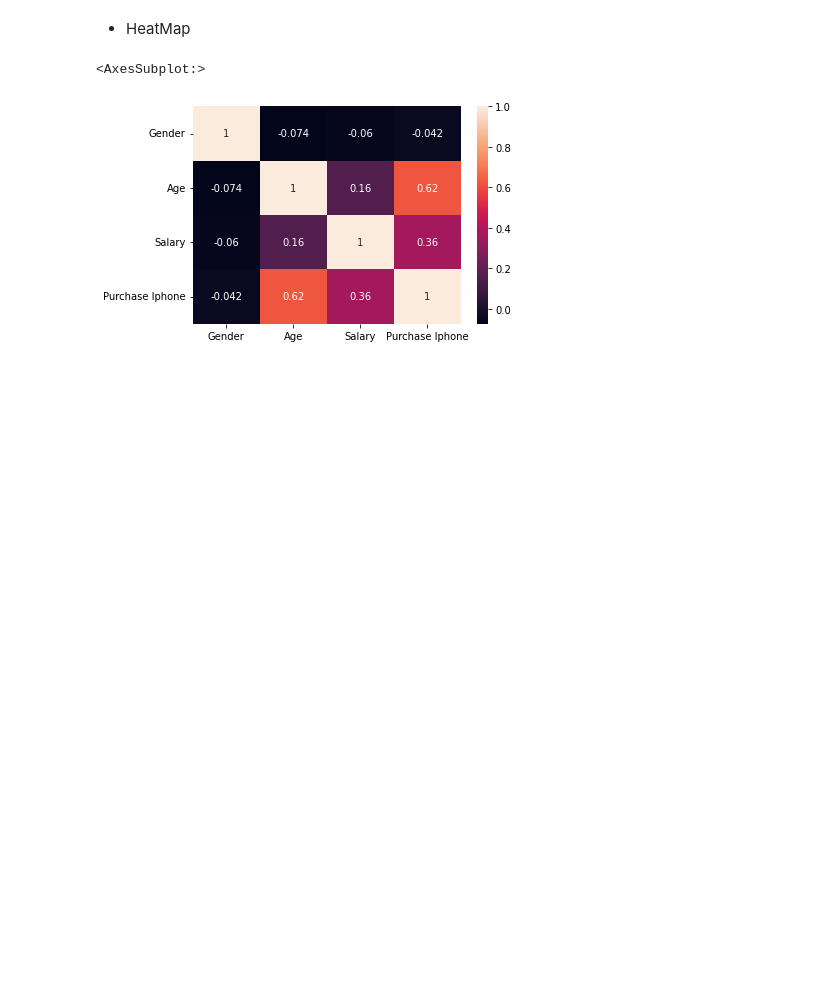
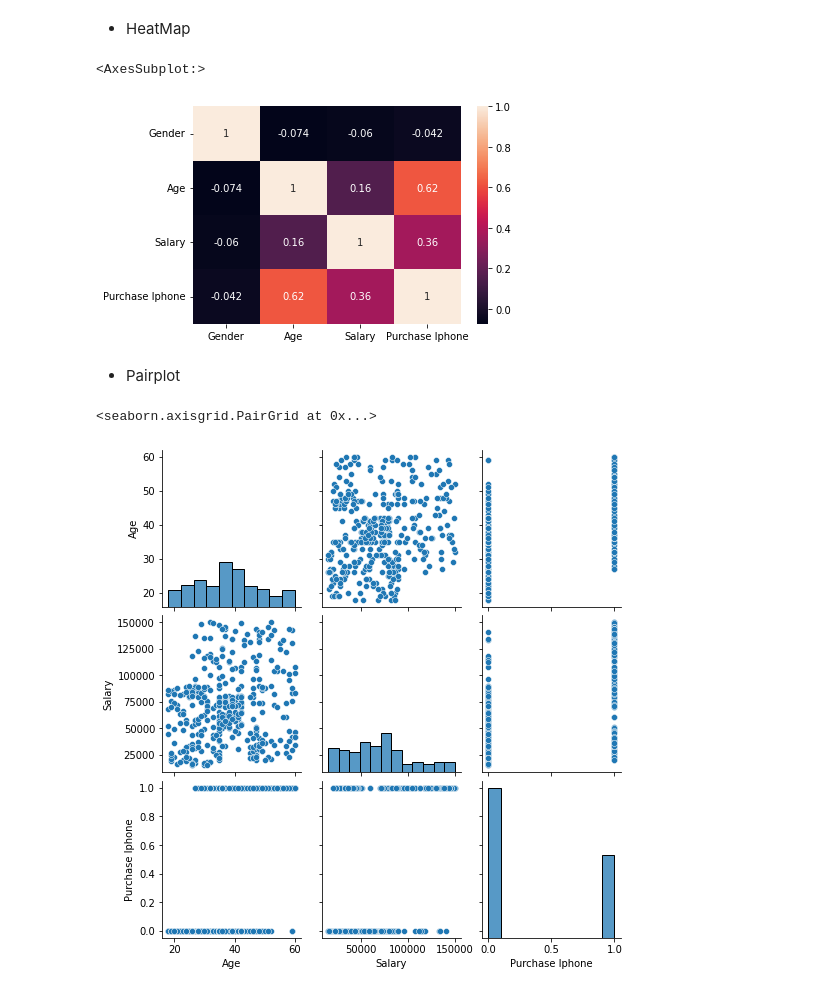
Before and after one commit to Naveen-Karanamu/Iphone-Purchase-Prediction, a Jupyter notebook: main.ipynb, the cells around one changed output. Cells and saved outputs as stored; diff of their text form; code cells hidden in the pictures; blank space fills up the shorter version.

Commit message:
Plotted: Pairplot

```diff
--- a/main.ipynb
+++ b/main.ipynb
@@ -132,3 +132,10 @@ sns.heatmap(newdf.corr(), annot=True)
 # %% [output]
 <AxesSubplot:>
 [figure]
+# %% [markdown]
+* Pairplot
+# %%
+sns.pairplot(df)
+# %% [output]
+<seaborn.axisgrid.PairGrid at 0x...>
+[figure, added]
```
